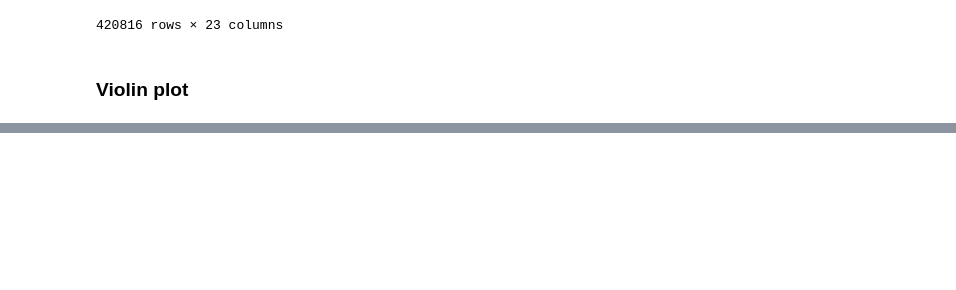
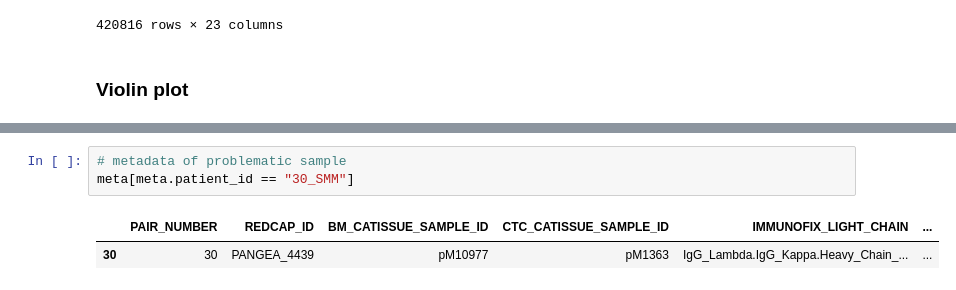
Before and after one commit to jnktsj/jutil, a Jupyter notebook: notebooks/ctc_violin_plots.ipynb, the cells around one changed output, grey strips where cells are left out. Cells and saved outputs as stored; diff of their text form; blank space fills up the shorter version.

```diff
--- a/notebooks/ctc_violin_plots.ipynb
+++ b/notebooks/ctc_violin_plots.ipynb
@@ -180,0 +325,6 @@ Index(['latent_RT_efficiency', 'latent_cell_probability', 'latent_scale',
+# %%
+# metadata of problematic sample
+meta[meta.patient_id == "30_SMM"]
+# %% [output]
+|  | PAIR_NUMBER | REDCAP_ID | BM_CATISSUE_SAMPLE_ID | CTC_CATISSUE_SAMPLE_ID | IMMUNOFIX_LIGHT_CHAIN | ... |
+| 30 | 30 | PANGEA_4439 | pM10977 | pM1363 | IgG_Lambda.IgG_Kappa.Heavy_Chain_... | ... |
```
Also changed, not shown: parts of 14 cells of this notebook, 3 other files.
